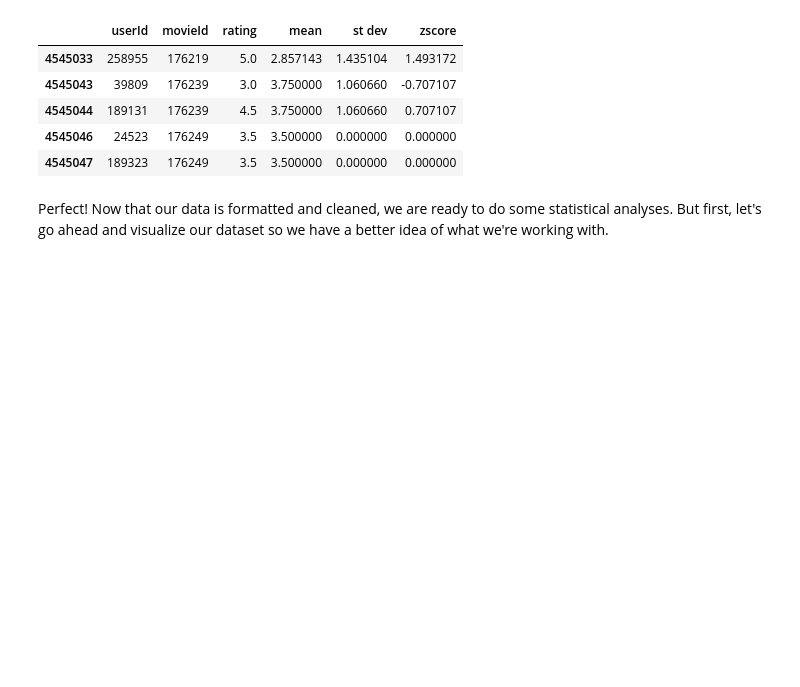
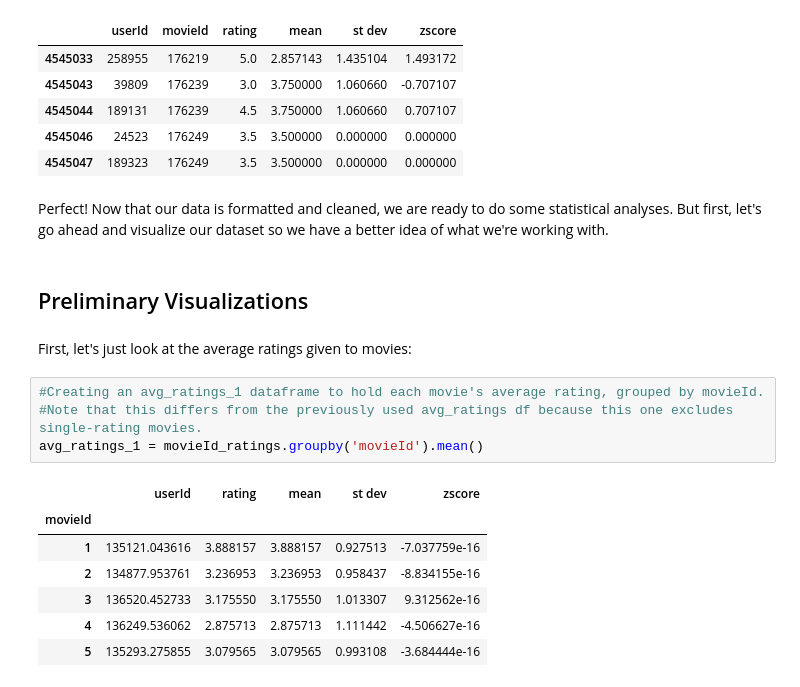
Before and after one commit to ewoodbury/movie-rating-analysis, a Jupyter notebook: Movie Ratings Project.ipynb, the cells around one changed output. Saved outputs shown, nothing was run; the diff lists cells and outputs as text; blank space fills up the shorter version.

```diff
--- a/Movie Ratings Project.ipynb
+++ b/Movie Ratings Project.ipynb
@@ -392,3 +392,19 @@ movieId_ratings.tail()
 | 4545047 | 189323 | 176249 | 3.5 | 3.500000 | 0.000000 | 0.000000 |
 # %% [markdown]
 Perfect! Now that our data is formatted and cleaned, we are ready to do some statistical analyses. But first, let's go ahead and visualize our dataset so we have a better idea of what we're working with.
+# %% [markdown]
+## Preliminary Visualizations
+# %% [markdown]
+First, let's just look at the average ratings given to movies:
+# %%
+#Creating an avg_ratings_1 dataframe to hold each movie's average rating, grouped by movieId.
+#Note that this differs from the previously used avg_ratings df because this one excludes single-rating movies.
+avg_ratings_1 = movieId_ratings.groupby('movieId').mean()
+# %% [output]
+|  | userId | rating | mean | st dev | zscore |
+| movieId |  |  |  |  |  |
+| 1 | 135121.043616 | 3.888157 | 3.888157 | 0.927513 | -7.037759e-16 |
+| 2 | 134877.953761 | 3.236953 | 3.236953 | 0.958437 | -8.834155e-16 |
+| 3 | 136520.452733 | 3.175550 | 3.175550 | 1.013307 | 9.312562e-16 |
+| 4 | 136249.536062 | 2.875713 | 2.875713 | 1.111442 | -4.506627e-16 |
+| 5 | 135293.275855 | 3.079565 | 3.079565 | 0.993108 | -3.684444e-16 |
```
Also changed, not shown: parts of 6 cells of this notebook.
